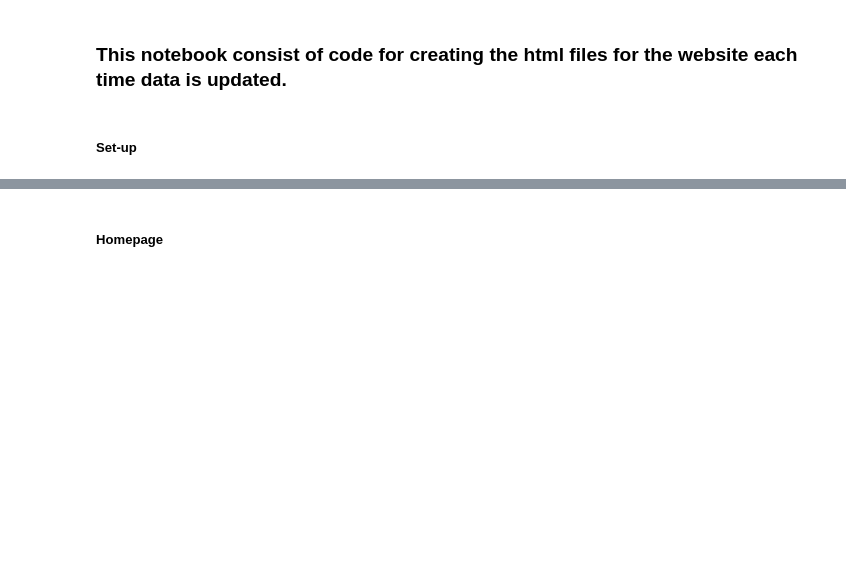
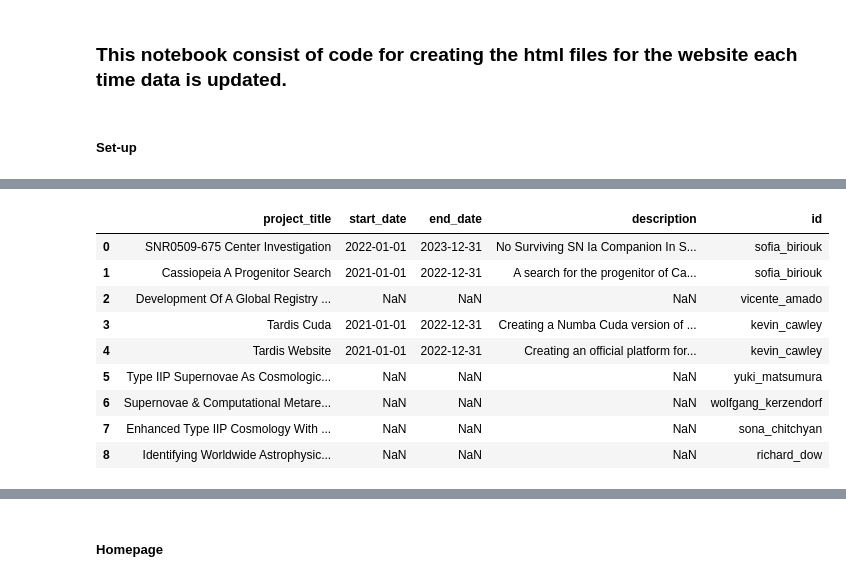
Before and after one commit to deepthought-initiative/dtiwebsite_generator, a Jupyter notebook: notebooks/create_htmls.ipynb, the cells around one changed output, grey strips where cells are left out. Drawn from its saved outputs; the diff is of its cells as text; code cells hidden in the pictures; blank space fills up the shorter version.

Commit message:
Write a function to read individual json into jsons and a second cell to read all jsons into one dataframe

```diff
--- a/notebooks/create_htmls.ipynb
+++ b/notebooks/create_htmls.ipynb
@@ -136,26 +136,18 @@ info_json_df
 | 5 | Sona | Chitchyan | media/images/sona_photo.jpg | media/images/cover.jpg | sona_chitchyan | Sona is a Master's student in ast... | NaN |
 | 6 | Richard | Dow | media/images/richard.jpg | media/images/cover.jpg | richard_dow | Hi, my name is Tripp, and I'm a c... | Tripp |
 # %%
-# Reading experiences.json
-experiences_json_list = []
-for single_member_exp_file_path in MEMBERS_DIR.rglob("experiences.json"):
-    with open(single_member_exp_file_path, "r") as f_exp:
-        member_exp_data = json.load(f_exp)
-    info_json_file_path = single_member_exp_file_path.parent.parent/"info.json"
-    with open(info_json_file_path, "r") as file_info:
-        member_info_data = json.load(file_info)
-    mem_id = member_info_data["id"]
-    for single_exp in member_exp_data:
-        single_exp["id"] = mem_id
-        experiences_json_list.append(single_exp)
-experiences_json_df = pd.DataFrame(experiences_json_list)[
-    [
-        "id",
-        "role",
-        "start_date",
-        "end_date",
-        "institution",
-        "group",
-    ]
-]
-experiences_json_df
+# Function for reading member data files
+def read_member_data_jsons(file_to_read):
+    data_list = []
+    for single_member_file_path in MEMBERS_DIR.rglob(f"{file_to_read}"):
+        with open(single_member_file_path, "r") as fname:
+            member_data = json.load(fname)
+        info_json_file_path = single_member_file_path.parent.parent / "info.json"
+        with open(info_json_file_path, "r") as file_info:
+            member_info_data = json.load(file_info)
+        mem_id = member_info_data["id"]
+        for single_entry in member_data:
+            single_entry["id"] = mem_id
+            data_list.append(single_entry)
+    member_data_df = pd.DataFrame(data_list)
+    return member_data_df
@@ -177,0 +198,14 @@ experiences_json_df
+# %%
+projects_df = read_member_data_jsons("projects.json")
+projects_df
+# %% [output]
+|  | project_title | start_date | end_date | description | id |
+| 0 | SNR0509-675 Center Investigation | 2022-01-01 | 2023-12-31 | No Surviving SN Ia Companion In S... | sofia_biriouk |
+| 1 | Cassiopeia A Progenitor Search | 2021-01-01 | 2022-12-31 | A search for the progenitor of Ca... | sofia_biriouk |
+| 2 | Development Of A Global Registry ... | NaN | NaN | NaN | vicente_amado |
+| 3 | Tardis Cuda | 2021-01-01 | 2022-12-31 | Creating a Numba Cuda version of ... | kevin_cawley |
+| 4 | Tardis Website | 2021-01-01 | 2022-12-31 | Creating an official platform for... | kevin_cawley |
+| 5 | Type IIP Supernovae As Cosmologic... | NaN | NaN | NaN | yuki_matsumura |
+| 6 | Supernovae & Computational Metare... | NaN | NaN | NaN | wolfgang_kerzendorf |
+| 7 | Enhanced Type IIP Cosmology With ... | NaN | NaN | NaN | sona_chitchyan |
+| 8 | Identifying Worldwide Astrophysic... | NaN | NaN | NaN | richard_dow |
```
Also changed, not shown: parts of 4 cells of this notebook.
